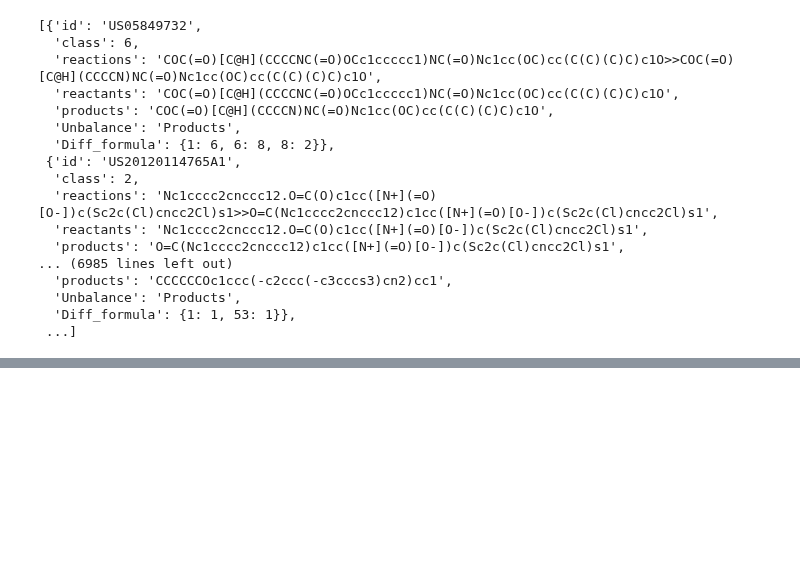
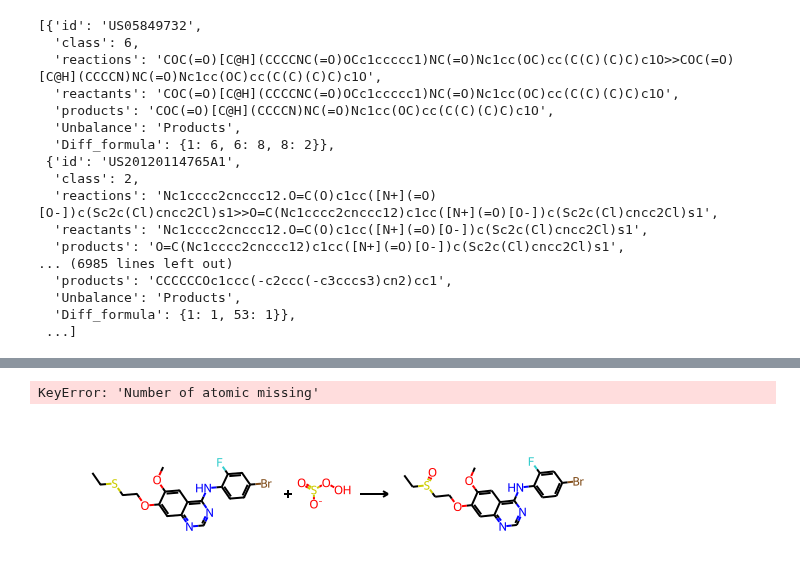
Before and after one commit to TieuLongPhan/SynRBL, a Jupyter notebook: test.ipynb, the cells around one changed output, grey strips where cells are left out. Drawn from its saved outputs; the diff is of its cells as text; code cells hidden in the pictures; blank space fills up the shorter version.

```diff
--- a/test.ipynb
+++ b/test.ipynb
@@ -116,0 +229,11 @@ reactions_clean
+# %%
+test3 = test[(test['Number of atomic missing']<4)&(test['Number of atomic missing']>2)]
+test3.shape
+# %% [output]
+KeyError: 'Number of atomic missing'
+# %%
+from rdkit.Chem import rdChemReactions
+rxn = rdChemReactions.ReactionFromSmarts(df['reactions'][413], useSmiles=True)
+rxn
+# %% [output]
+[figure, added]
```
Also changed, not shown: parts of 44 cells of this notebook, 7 other files.
